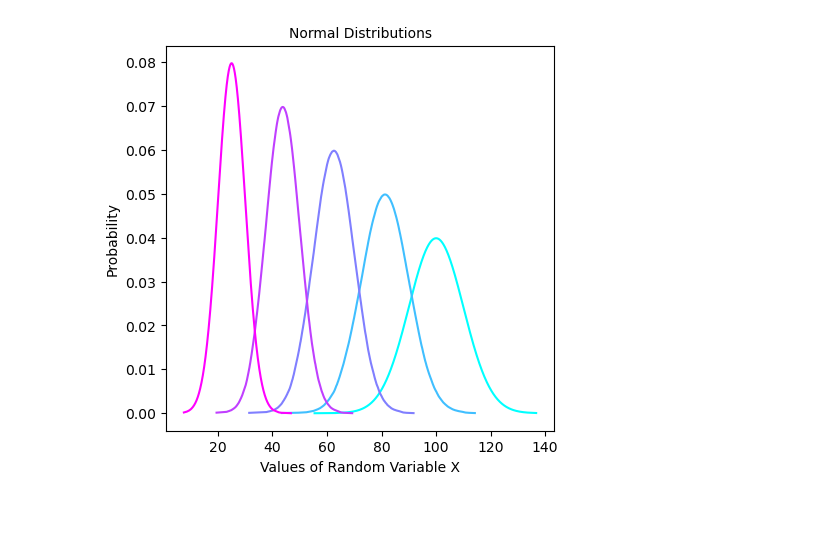
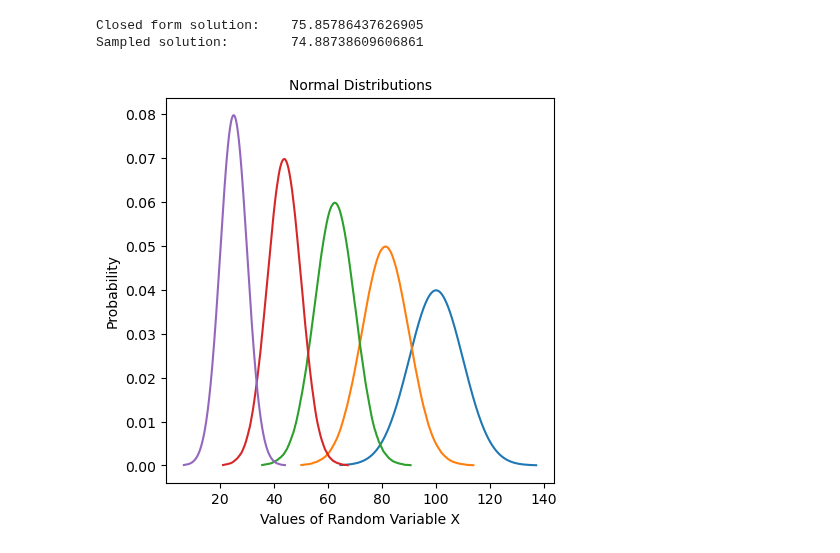
Before and after one commit to oalkaya/mfcgv-projects, a Jupyter notebook: MF2023-Exercise4/code/OptimalTransport/task1.ipynb, the cells around one changed output. Cells and saved outputs as stored; diff of their text form; code cells hidden in the pictures; blank space fills up the shorter version.

```diff
--- a/MF2023-Exercise4/code/OptimalTransport/task1.ipynb
+++ b/MF2023-Exercise4/code/OptimalTransport/task1.ipynb
@@ -8,42 +9,53 @@ from matplotlib.cm import get_cmap
+# %%
+mu_1, sigma_1 = 25, 5 # mean and standard deviation
+mu_2, sigma_2 = 100, 10 # mean and standard deviation
+num_samples = 10000 # num samples
+
+# Distribution 1
+x_1 = np.random.normal(mu_1, sigma_1, num_samples)
+y_1 = stats.norm.pdf(x_1, mu_1, sigma_1)
+x_1, y_1 = zip(*sorted(zip(x_1, y_1)))
+
+# Distribution 2
+x_2 = np.random.normal(mu_2, sigma_2, num_samples)
+y_2 = stats.norm.pdf(x_2, mu_2, sigma_2)
+x_2, y_2 = zip(*sorted(zip(x_2, y_2)))
+
+# Stack into points
+p_1 = np.vstack((x_1,y_1))
+p_2 = np.vstack((x_2,y_2))
+# %%
+# Closed form 2-Wasserstein:
+closed_Wasserstein = abs(mu_1-mu_2) +  (sigma_1 + sigma_2 - 2 * sqrt(sigma_2*sigma_1))
+
+# Sampled 2-Wasserstein
+difference = p_1 - p_2
+sampled_Wasserstein = np.average(np.linalg.norm(difference, axis=0))
+
+print("Closed form solution:    " + str(closed_Wasserstein))
+print("Sampled solution:        " + str(sampled_Wasserstein))
+# %% [output]
+Closed form solution:    75.85786437626905
+Sampled solution:        74.88738609606861
 # %%
-mu_1, sigma_1 = 25, 5 # mean and standard deviation
-mu_2, sigma_2 = 100, 10 # mean and standard deviation
-num_samples = 10000 # num samples
-
 plt.figure(figsize=(5,5))
-
-# Distribution 1
-x1 = np.random.normal(mu_1, sigma_1, num_samples)
-y1 = stats.norm.pdf(x1, mu_1, sigma_1)
-x1, y1 = zip(*sorted(zip(x1, y1)))
-
-# Distribution 2
-x2 = np.random.normal(mu_2, sigma_2, num_samples)
-y2 = stats.norm.pdf(x2, mu_2, sigma_2)
-x2, y2 = zip(*sorted(zip(x2, y2)))
-
-# Optimal transport ~ minimum Wasserstein distance, in this case consider points in order
-p1 = np.vstack((x1,y1))
-p2 = np.vstack((x2,y2))
-transport = p1 - p2
 
 # Lambdas
 lambdas = [0, 0.25, 0.5, 0.75, 1.0]
 
 # Colors
 cmap = get_cmap('cool')
 colors = []
-
 # Generate and plot interpolated samples alongside distributions 1 and 2
 for lamb in lambdas:
-    z = lamb * p1 + (1-lamb) * p2
+    z = lamb * p_1 + (1-lamb) * p_2
     colors.append(cmap(lamb))
     plt.plot(z[0,:], z[1,:])
 
 rcParams['axes.prop_cycle'] = cycler(color=colors)
 plt.title('Normal Distributions', fontsize='10')
 plt.xlabel('Values of Random Variable X', fontsize='10')
 plt.ylabel('Probability', fontsize='10')
 plt.show()
 # %% [output]
-[figure, old version]
+[figure, new version]
```
Also changed, not shown: parts of 1 cell of this notebook.
